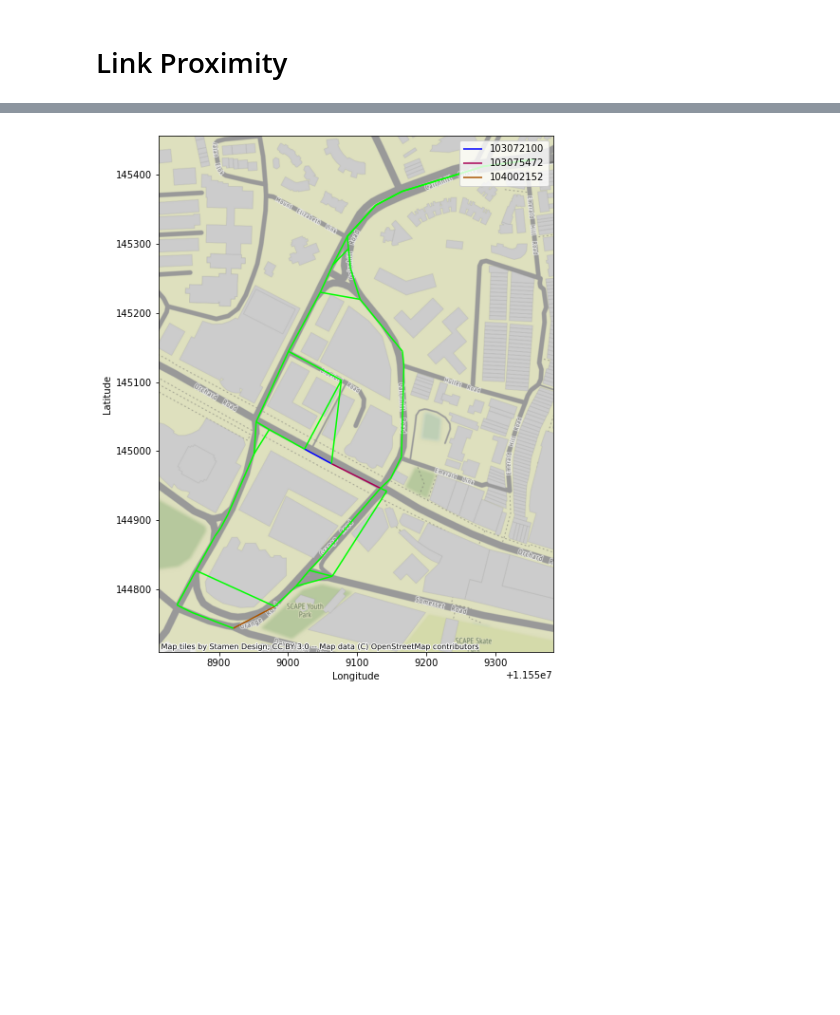
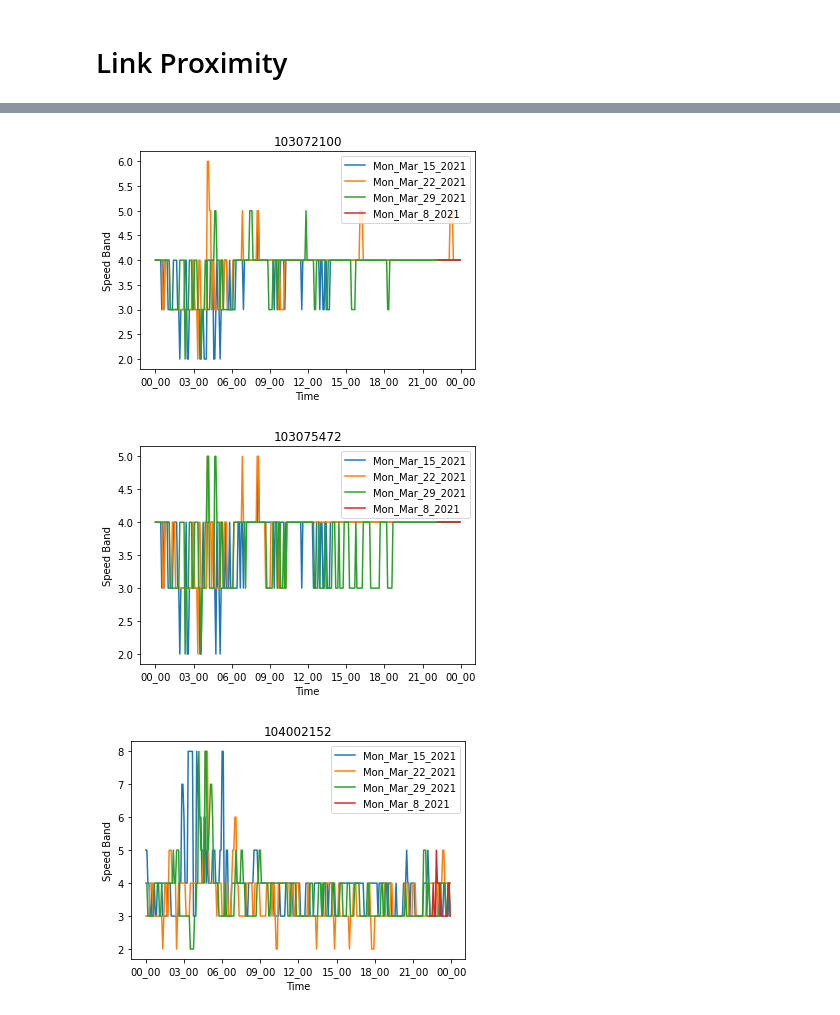
Before and after one commit to EYLeong/traffic_prediction, a Jupyter notebook: Data Visualisation.ipynb, the cells around one changed output, grey strips where cells are left out. Cells and saved outputs as stored; diff of their text form; code cells hidden in the pictures; blank space fills up the shorter version.

```diff
--- a/Data Visualisation.ipynb
+++ b/Data Visualisation.ipynb
@@ -132,4 +22,8 @@ plot_all_speedbands(DATA_DIR, "Mon", TEST_3)
-# %%
-plot_map(DATA_DIR/"Fri_Apr_2_2021"/"00:00:10.json", links=[TEST_1, TEST_2, TEST_3])
-# %% [output]
-[figure, removed]
+# %%
+vis.plot_all_speedbands(DATA_DIR, "Mon", LINK_1)
+vis.plot_all_speedbands(DATA_DIR, "Mon", LINK_2)
+vis.plot_all_speedbands(DATA_DIR, "Mon", LINK_3)
+# %% [output]
+[figure, added]
+[figure, added]
+[figure, added]
```
Also changed, not shown: parts of 8 cells of this notebook, 6 other files.
